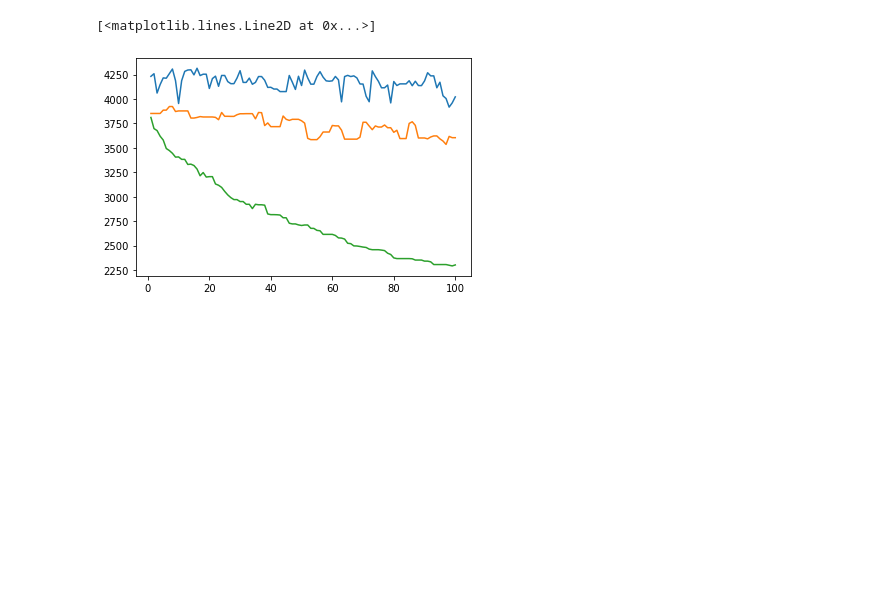
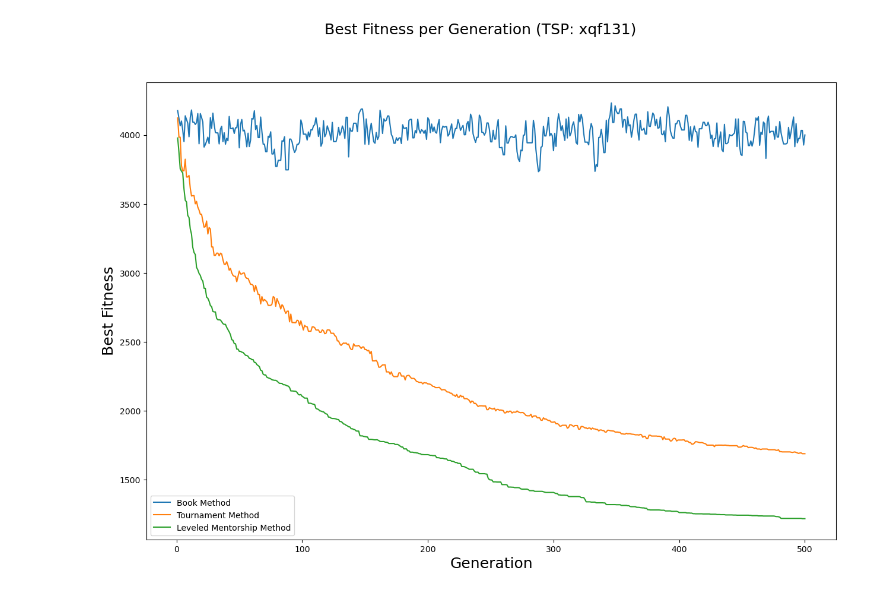
Before and after one commit to Akil313/mentor-class-ga, a Jupyter notebook: mentor-ga.ipynb, the cells around one changed output. Saved outputs shown, nothing was run; the diff lists cells and outputs as text; code cells hidden in the pictures; blank space fills up the shorter version.

```diff
--- a/mentor-ga.ipynb
+++ b/mentor-ga.ipynb
@@ -510,9 +510,24 @@ class GeneticAlgorithm:
         print(f'Completed: 100%\n')
 
         return self.population, best_fitness_per_gen, avg_fitness_per_gen
+# %%
+def hamming_distance_chromosomes(population, tsp):
+    best_list = [tsp.cities_to_numbers(population[0].cities) for i in range(len(population)-1)]
+    rest_list = [tsp.cities_to_numbers(indv.cities) for indv in population[1:]]
+
+    total_hamming = []
+    for x, y in zip(best_list, rest_list):
+        total_hamming.append(hamming(x, y) * len(x))
+
+    return sum(total_hamming)/len(x)
 # %%
 path = "xqf131"
 tsp_1 = TSP(path)
 
-ga = GeneticAlgorithm(100, 0.7, 0.2, 100, tsp_1)
+population_size = 300
+crossover_prop = 0.7
+mutation_rate = 0.2
+num_generations = 500
+
+ga = GeneticAlgorithm(population_size, crossover_prop, mutation_rate, num_generations, tsp_1)
 # %%
@@ -539,0 +599,14 @@ Completed: 100%
+# %%
+avg_book_ham = 0
+for i in range(3):
+    avg_book_ham += hamming_distance_chromosomes(all_book_chromosomes[i], tsp_1)
+
+avg_tournament_ham = 0
+for i in range(3):
+    avg_tournament_ham += hamming_distance_chromosomes(all_tourn_chromosomes[i], tsp_1)
+
+avg_mentor_ham = 0
+for i in range(3):
+    avg_mentor_ham += hamming_distance_chromosomes(all_mentor_chromosomes[i], tsp_1)
+
+print(f'Average Diversity Scores\nBook Diversity: {avg_book_ham/3}\nTournament Diversity: {avg_tournament_ham/3}\nMentor Diversity: {avg_mentor_ham/3}')
@@ -580,7 +659,14 @@ plt.show()
 # %%
-plt.plot([i+1 for i in range(100)], book_fitness_over_gen)
-plt.plot([i+1 for i in range(100)], tourn_fitness_over_gen)
-plt.plot([i+1 for i in range(100)], mentor_fitness_over_gen)
+fig = plt.figure(figsize=(15, 10))
+plt.plot([i+1 for i in range(num_generations)], book_fitness_over_gen, label="Book Method")
+plt.plot([i+1 for i in range(num_generations)], tourn_fitness_over_gen, label="Tournament Method")
+plt.plot([i+1 for i in range(num_generations)], mentor_fitness_over_gen, label="Leveled Mentorship Method")
+fig.suptitle(f"Best Fitness per Generation (TSP: {path})", fontsize=18)
+plt.xlabel("Generation", fontsize=18)
+plt.ylabel("Best Fitness", fontsize=18)
+plt.legend()
+fig.savefig(f"best_fitness_{path}.png")
+
+plt.show()
 # %% [output]
-[<matplotlib.lines.Line2D at 0x...>]
-[figure, old version]
+[figure, new version]
```
Also changed, not shown: parts of 8 cells of this notebook, 10 other files.
